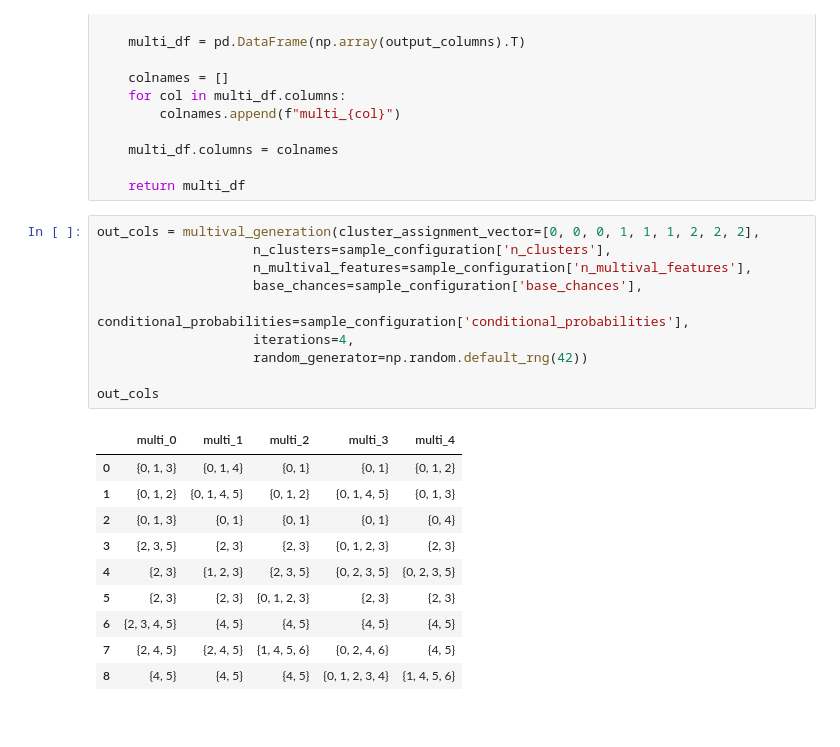
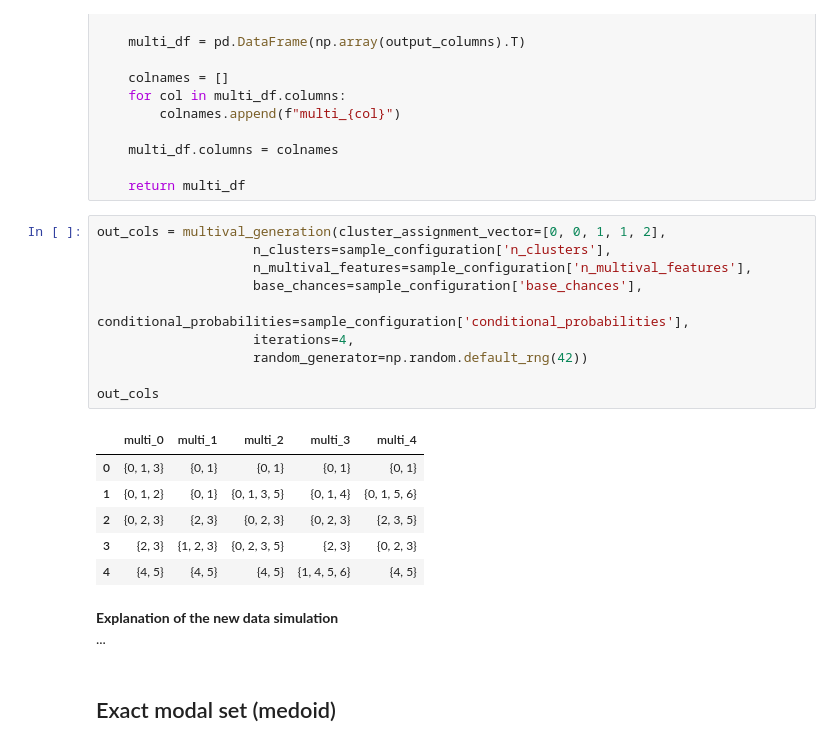
Before and after one commit to ManuelConcepcion/extended_kprototypes, a Jupyter notebook: extended_benchmark/benchmarking_v2.ipynb, the cells around one changed output. Saved outputs shown, nothing was run; the diff lists cells and outputs as text.

```diff
--- a/extended_benchmark/benchmarking_v2.ipynb
+++ b/extended_benchmark/benchmarking_v2.ipynb
@@ -389,23 +389,24 @@ def multival_generation(cluster_assignment_vector: np.ndarray,
 
     return multi_df
 # %%
-out_cols = multival_generation(cluster_assignment_vector=[0, 0, 0, 1, 1, 1, 2, 2, 2],
+out_cols = multival_generation(cluster_assignment_vector=[0, 0, 1, 1, 2],
                     n_clusters=sample_configuration['n_clusters'],
                     n_multival_features=sample_configuration['n_multival_features'],
                     base_chances=sample_configuration['base_chances'],
                     conditional_probabilities=sample_configuration['conditional_probabilities'],
                     iterations=4,
                     random_generator=np.random.default_rng(42))
 
 out_cols
 # %% [output]
 |  | multi_0 | multi_1 | multi_2 | multi_3 | multi_4 |
-| 0 | {0, 1, 3} | {0, 1, 4} | {0, 1} | {0, 1} | {0, 1, 2} |
-| 1 | {0, 1, 2} | {0, 1, 4, 5} | {0, 1, 2} | {0, 1, 4, 5} | {0, 1, 3} |
-| 2 | {0, 1, 3} | {0, 1} | {0, 1} | {0, 1} | {0, 4} |
-| 3 | {2, 3, 5} | {2, 3} | {2, 3} | {0, 1, 2, 3} | {2, 3} |
-| 4 | {2, 3} | {1, 2, 3} | {2, 3, 5} | {0, 2, 3, 5} | {0, 2, 3, 5} |
-| 5 | {2, 3} | {2, 3} | {0, 1, 2, 3} | {2, 3} | {2, 3} |
-| 6 | {2, 3, 4, 5} | {4, 5} | {4, 5} | {4, 5} | {4, 5} |
-| 7 | {2, 4, 5} | {2, 4, 5} | {1, 4, 5, 6} | {0, 2, 4, 6} | {4, 5} |
-| 8 | {4, 5} | {4, 5} | {4, 5} | {0, 1, 2, 3, 4} | {1, 4, 5, 6} |
+| 0 | {0, 1, 3} | {0, 1} | {0, 1} | {0, 1} | {0, 1} |
+| 1 | {0, 1, 2} | {0, 1} | {0, 1, 3, 5} | {0, 1, 4} | {0, 1, 5, 6} |
+| 2 | {0, 2, 3} | {2, 3} | {0, 2, 3} | {0, 2, 3} | {2, 3, 5} |
+| 3 | {2, 3} | {1, 2, 3} | {0, 2, 3, 5} | {2, 3} | {0, 2, 3} |
+| 4 | {4, 5} | {4, 5} | {4, 5} | {1, 4, 5, 6} | {4, 5} |
+# %% [markdown]
+**Explanation of the new data simulation**
+...
+# %% [markdown]
+## Exact modal set (medoid)
```
Also changed, not shown: parts of 32 cells of this notebook.
